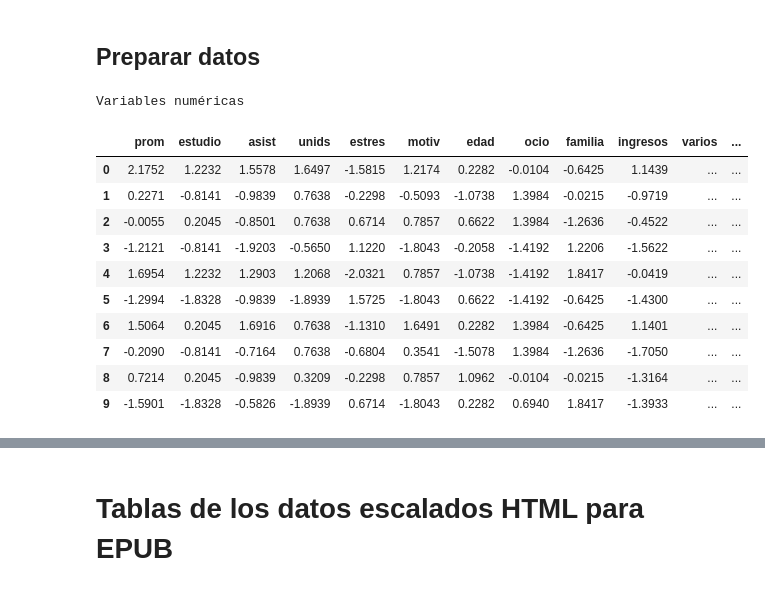
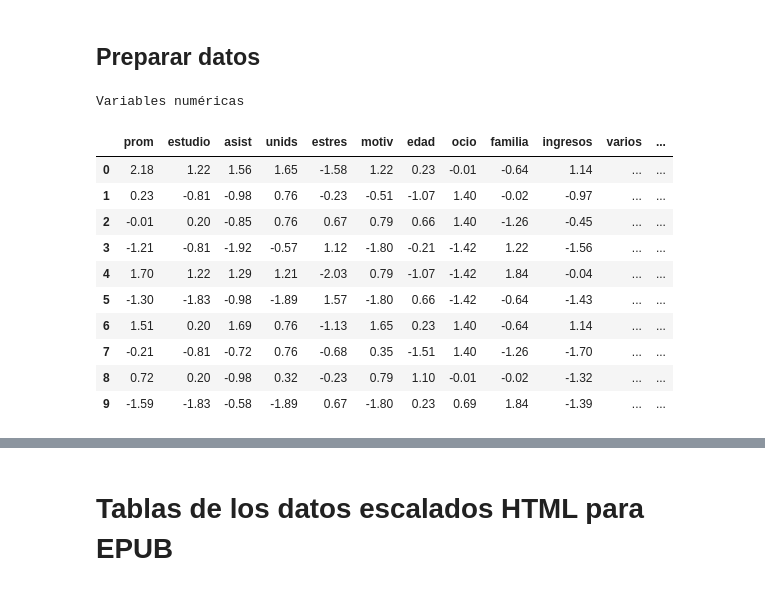
Before and after one commit to rpizarrog/machine_learning_r_python_casos_de_estudio, a Jupyter notebook: notebook_Python/t_SNE_5000_estudiantes.ipynb, the cells around one changed output, grey strips where cells are left out. Saved outputs shown, nothing was run; the diff lists cells and outputs as text; code cells hidden in the pictures.

```diff
--- a/notebook_Python/t_SNE_5000_estudiantes.ipynb
+++ b/notebook_Python/t_SNE_5000_estudiantes.ipynb
@@ -568,45 +615,44 @@ df_modelo = datos[variables_numericas]
 
 print("Variables numéricas")
 
 datos_escalados = StandardScaler().fit_transform(df_modelo)
 # Convertir el array de NumPy a un DataFrame de pandas
 df_escalado = pd.DataFrame(datos_escalados, columns=df_modelo.columns)
 head10_escalado = df_escalado.head(10)
 
 # 4 posiciones decimales el escalado
-head10_escalado = np.round(head10_escalado, 4)
-
+head10_escalado = np.round(head10_escalado, 2)
 
 
 # Filtrar las columnas cuyo nombre contenga alguna clave
 cols_filtradas = [col for col in head10_escalado.columns if any(c in col.lower() for c in claves)]
 
 # Crear el subconjunto con las primeras 10 filas
 head10 = head10_escalado[cols_filtradas].head(10)
 
 # --- Insertar la columna "varios" antes de la última ---
 # Obtener nombre de la última columna (debe ser 'materias' o similar)
 ultima = head10.columns[-1]
 
 # Insertar antes de la última posición
 posicion = head10.columns.get_loc(ultima)
 head10.insert(posicion, 'varios', '...')
 
 # Mostrar resultado
 head10
 # %% [output]
 Variables numéricas
 |  | prom | estudio | asist | unids | estres | motiv | edad | ocio | familia | ingresos | varios | ... |
-| 0 | 2.1752 | 1.2232 | 1.5578 | 1.6497 | -1.5815 | 1.2174 | 0.2282 | -0.0104 | -0.6425 | 1.1439 | ... | ... |
-| 1 | 0.2271 | -0.8141 | -0.9839 | 0.7638 | -0.2298 | -0.5093 | -1.0738 | 1.3984 | -0.0215 | -0.9719 | ... | ... |
-| 2 | -0.0055 | 0.2045 | -0.8501 | 0.7638 | 0.6714 | 0.7857 | 0.6622 | 1.3984 | -1.2636 | -0.4522 | ... | ... |
-| 3 | -1.2121 | -0.8141 | -1.9203 | -0.5650 | 1.1220 | -1.8043 | -0.2058 | -1.4192 | 1.2206 | -1.5622 | ... | ... |
-| 4 | 1.6954 | 1.2232 | 1.2903 | 1.2068 | -2.0321 | 0.7857 | -1.0738 | -1.4192 | 1.8417 | -0.0419 | ... | ... |
-| 5 | -1.2994 | -1.8328 | -0.9839 | -1.8939 | 1.5725 | -1.8043 | 0.6622 | -1.4192 | -0.6425 | -1.4300 | ... | ... |
-| 6 | 1.5064 | 0.2045 | 1.6916 | 0.7638 | -1.1310 | 1.6491 | 0.2282 | 1.3984 | -0.6425 | 1.1401 | ... | ... |
-| 7 | -0.2090 | -0.8141 | -0.7164 | 0.7638 | -0.6804 | 0.3541 | -1.5078 | 1.3984 | -1.2636 | -1.7050 | ... | ... |
-| 8 | 0.7214 | 0.2045 | -0.9839 | 0.3209 | -0.2298 | 0.7857 | 1.0962 | -0.0104 | -0.0215 | -1.3164 | ... | ... |
-| 9 | -1.5901 | -1.8328 | -0.5826 | -1.8939 | 0.6714 | -1.8043 | 0.2282 | 0.6940 | 1.8417 | -1.3933 | ... | ... |
+| 0 | 2.18 | 1.22 | 1.56 | 1.65 | -1.58 | 1.22 | 0.23 | -0.01 | -0.64 | 1.14 | ... | ... |
+| 1 | 0.23 | -0.81 | -0.98 | 0.76 | -0.23 | -0.51 | -1.07 | 1.40 | -0.02 | -0.97 | ... | ... |
+| 2 | -0.01 | 0.20 | -0.85 | 0.76 | 0.67 | 0.79 | 0.66 | 1.40 | -1.26 | -0.45 | ... | ... |
+| 3 | -1.21 | -0.81 | -1.92 | -0.57 | 1.12 | -1.80 | -0.21 | -1.42 | 1.22 | -1.56 | ... | ... |
+| 4 | 1.70 | 1.22 | 1.29 | 1.21 | -2.03 | 0.79 | -1.07 | -1.42 | 1.84 | -0.04 | ... | ... |
+| 5 | -1.30 | -1.83 | -0.98 | -1.89 | 1.57 | -1.80 | 0.66 | -1.42 | -0.64 | -1.43 | ... | ... |
+| 6 | 1.51 | 0.20 | 1.69 | 0.76 | -1.13 | 1.65 | 0.23 | 1.40 | -0.64 | 1.14 | ... | ... |
+| 7 | -0.21 | -0.81 | -0.72 | 0.76 | -0.68 | 0.35 | -1.51 | 1.40 | -1.26 | -1.70 | ... | ... |
+| 8 | 0.72 | 0.20 | -0.98 | 0.32 | -0.23 | 0.79 | 1.10 | -0.01 | -0.02 | -1.32 | ... | ... |
+| 9 | -1.59 | -1.83 | -0.58 | -1.89 | 0.67 | -1.80 | 0.23 | 0.69 | 1.84 | -1.39 | ... | ... |
 # %%
 tail10_escalado = df_escalado.tail(10)
 
```
Also changed, not shown: parts of 5 cells of this notebook.
